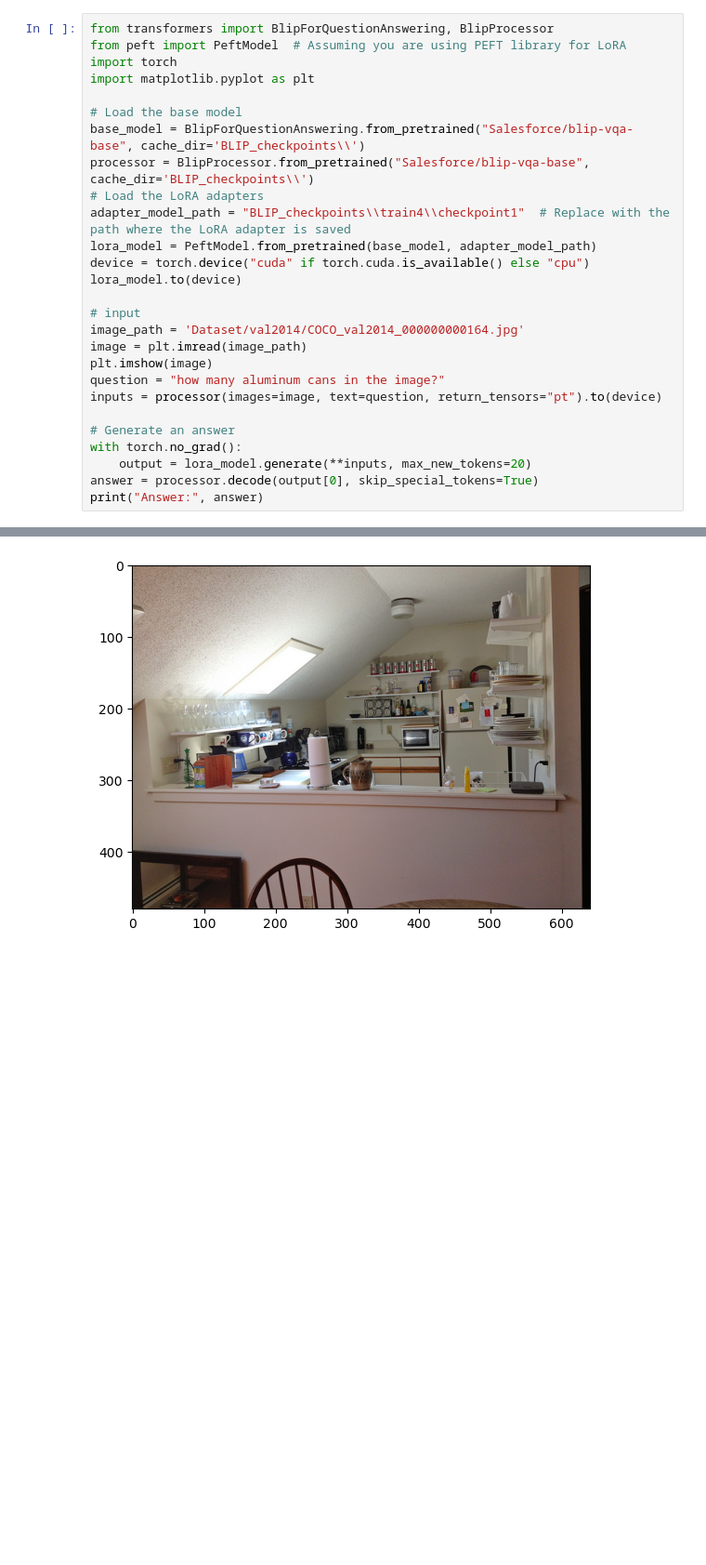
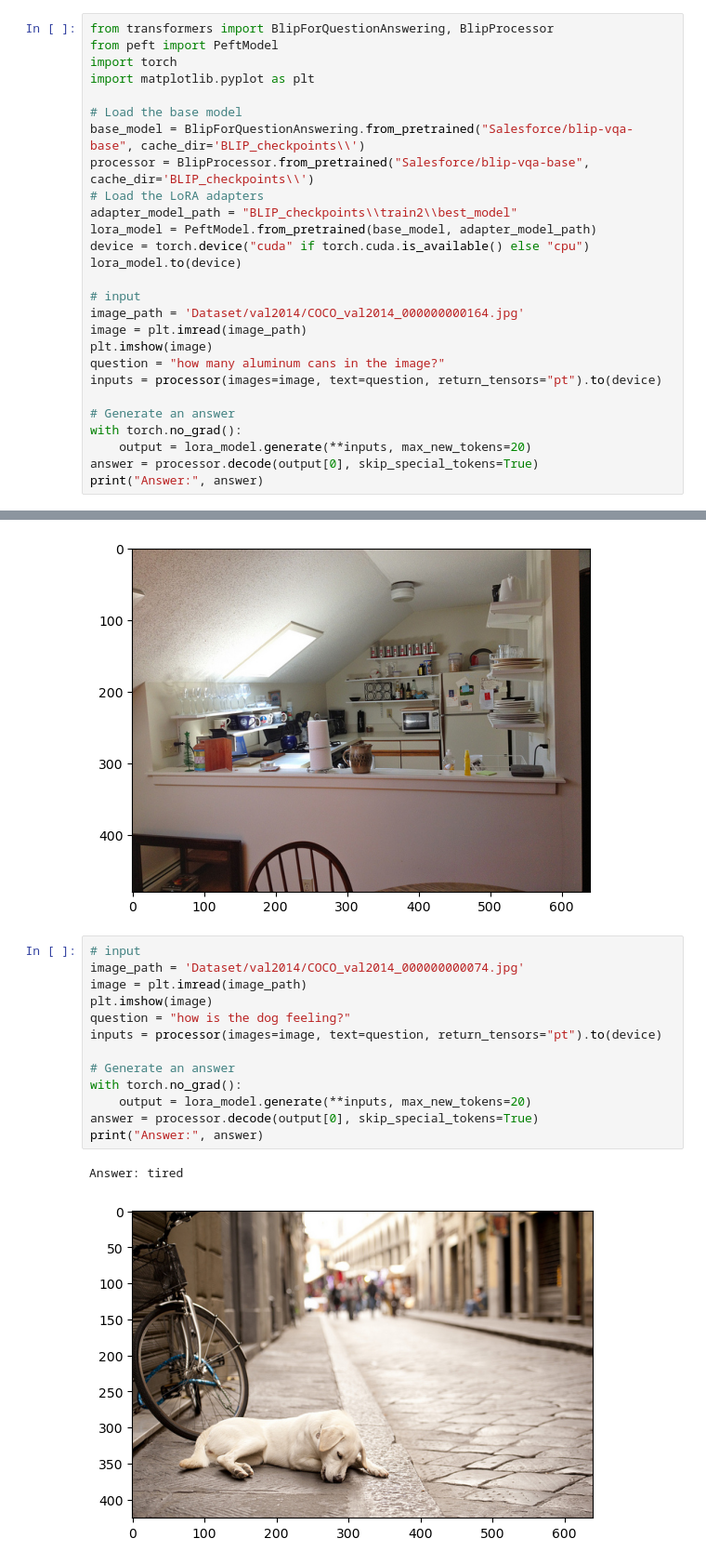
Before and after one commit to lesliebiubiubiu/BLIP_VQA_fine_tuning, a Jupyter notebook: BLIP_fine_tune_ver2_colab.ipynb, the cells around one changed output, grey strips where cells are left out. Shown at 93% size. Drawn from its saved outputs; the diff is of its cells as text; blank space fills up the shorter version.

```diff
--- a/BLIP_fine_tune_ver2_colab.ipynb
+++ b/BLIP_fine_tune_ver2_colab.ipynb
@@ -326,7 +365,7 @@ train(
 # Test on an instance
 # %%
 from transformers import BlipForQuestionAnswering, BlipProcessor
-from peft import PeftModel  # Assuming you are using PEFT library for LoRA
+from peft import PeftModel
 import torch
 import matplotlib.pyplot as plt
 
@@ -334,7 +373,7 @@ import matplotlib.pyplot as plt
 base_model = BlipForQuestionAnswering.from_pretrained("Salesforce/blip-vqa-base", cache_dir='BLIP_checkpoints\\')
 processor = BlipProcessor.from_pretrained("Salesforce/blip-vqa-base", cache_dir='BLIP_checkpoints\\')
 # Load the LoRA adapters
-adapter_model_path = "BLIP_checkpoints\\train4\\checkpoint1"  # Replace with the path where the LoRA adapter is saved
+adapter_model_path = "BLIP_checkpoints\\train2\\best_model"
 lora_model = PeftModel.from_pretrained(base_model, adapter_model_path)
 device = torch.device("cuda" if torch.cuda.is_available() else "cpu")
 lora_model.to(device)
@@ -354,3 +393,19 @@ print("Answer:", answer)
 # %% [output]
 Answer: 0
 [figure]
+# %%
+# input
+image_path = 'Dataset/val2014/COCO_val2014_000000000074.jpg'
+image = plt.imread(image_path)
+plt.imshow(image)
+question = "how is the dog feeling?"
+inputs = processor(images=image, text=question, return_tensors="pt").to(device)
+
+# Generate an answer
+with torch.no_grad():
+    output = lora_model.generate(**inputs, max_new_tokens=20)
+answer = processor.decode(output[0], skip_special_tokens=True)
+print("Answer:", answer)
+# %% [output]
+Answer: tired
+[figure, added]
```
Also changed, not shown: parts of 12 cells of this notebook, 1 other file.
